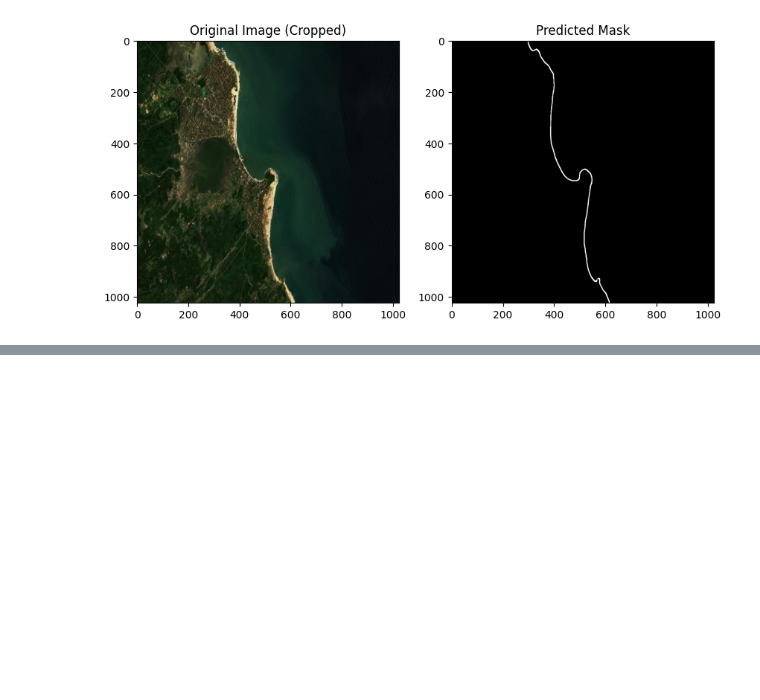
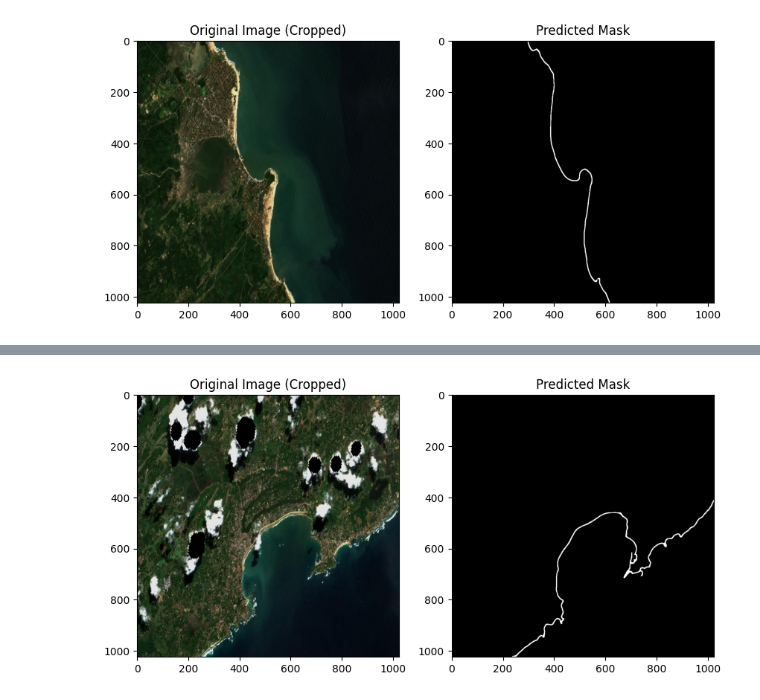
Before and after one commit to WasifAsi/DSGP_GP-19, a Jupyter notebook: Models/DeepLab.ipynb, the cells around one changed output, grey strips where cells are left out. Drawn from its saved outputs; the diff is of its cells as text; code cells hidden in the pictures; blank space fills up the shorter version.

```diff
--- a/Models/DeepLab.ipynb
+++ b/Models/DeepLab.ipynb
@@ -1182,0 +1190,7 @@ display_result(image_path, predicted_mask)
+# %%
+image_path = "sentinel2_void_2019-04-23_Weligama.jpg"  # Update with test image path
+image_tensor, _ = preprocess_image(image_path)
+predicted_mask = predict_mask(model, image_tensor)
+display_result(image_path, predicted_mask)
+# %% [output]
+[figure, added]
```
Also changed, not shown: parts of 4 cells of this notebook.
